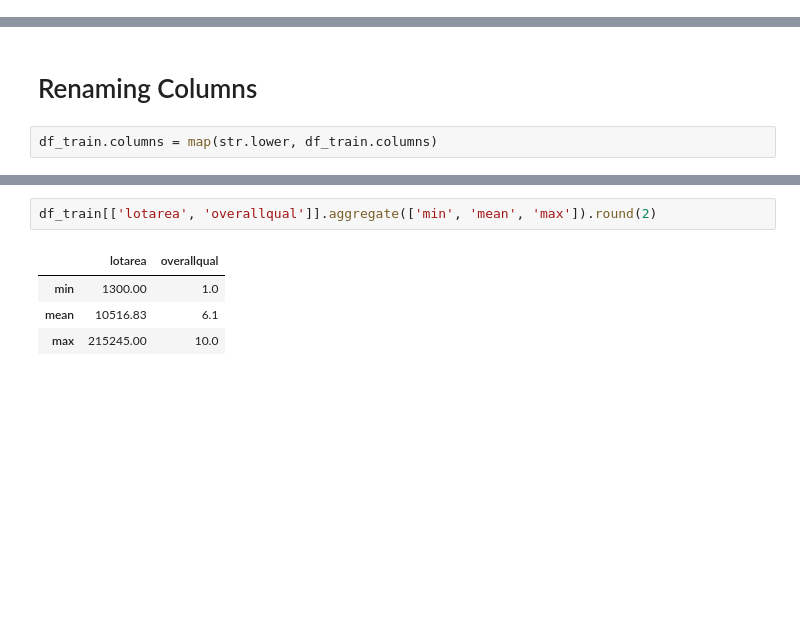
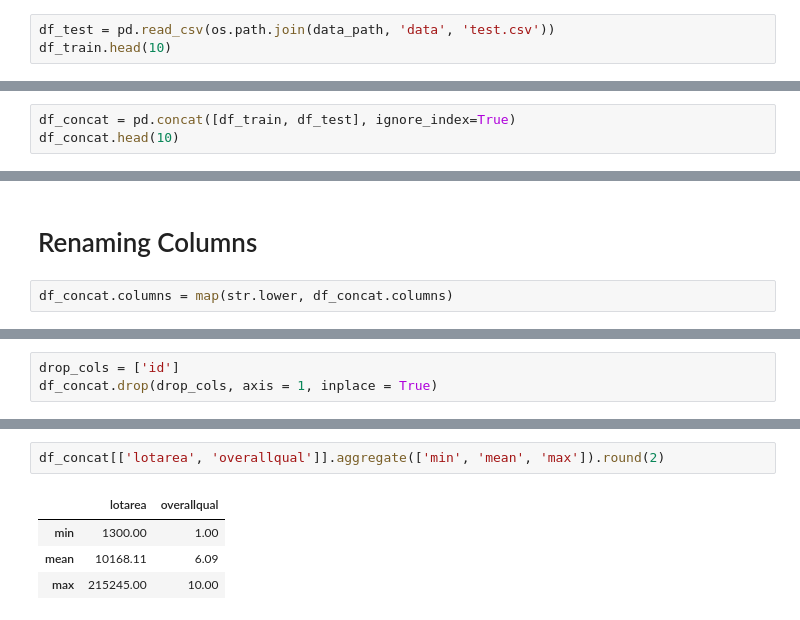
Before and after one commit to ViniciusHolanda001/House_Prices, a Jupyter notebook: notebook/eda_house_prices.ipynb, the cells around one changed output, grey strips where cells are left out. Saved outputs shown, nothing was run; the diff lists cells and outputs as text; blank space fills up the shorter version.

```diff
--- a/notebook/eda_house_prices.ipynb
+++ b/notebook/eda_house_prices.ipynb
@@ -46,3 +46,6 @@ df_train.head(10)
 df_train.shape
 # %% [output]
 (1460, 81)
+# %%
+df_test = pd.read_csv(os.path.join(data_path, 'data', 'test.csv'))
+df_train.head(10)
@@ -48,0 +70,3 @@ df_train.shape
+# %%
+df_concat = pd.concat([df_train, df_test], ignore_index=True)
+df_concat.head(10)
@@ -49,5 +109,5 @@ df_train.shape
 # %% [markdown]
 # Renaming Columns
 # %%
-df_train.columns = map(str.lower, df_train.columns)
+df_concat.columns = map(str.lower, df_concat.columns)
 # %%
@@ -135,0 +134,3 @@ memory usage: 924.0+ KB
+# %%
+drop_cols = ['id']
+df_concat.drop(drop_cols, axis = 1, inplace = True)
@@ -170,10 +193,10 @@ df_train['saleprice'].hist()
 <AxesSubplot:>
 [figure]
 # %%
-df_train[['lotarea', 'overallqual']].aggregate(['min', 'mean', 'max']).round(2)
+df_concat[['lotarea', 'overallqual']].aggregate(['min', 'mean', 'max']).round(2)
 # %% [output]
 |  | lotarea | overallqual |
-| min | 1300.00 | 1.0 |
-| mean | 10516.83 | 6.1 |
-| max | 215245.00 | 10.0 |
+| min | 1300.00 | 1.00 |
+| mean | 10168.11 | 6.09 |
+| max | 215245.00 | 10.00 |
 # %%
```
Also changed, not shown: parts of 22 cells of this notebook.
